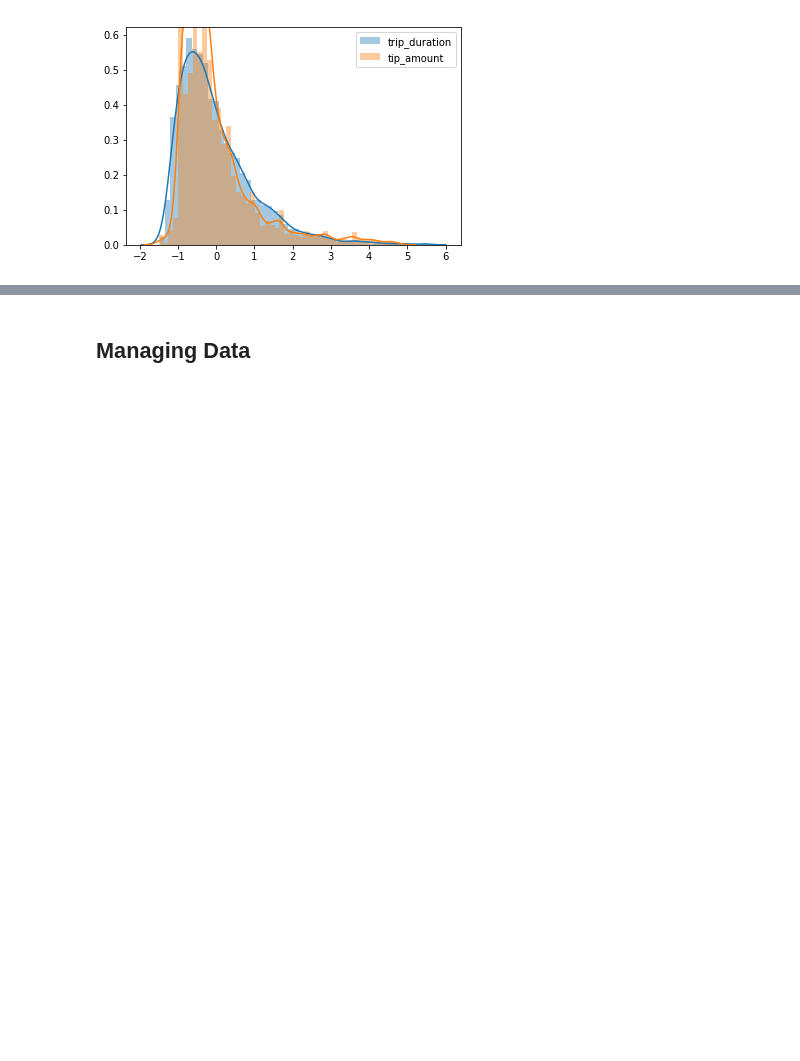
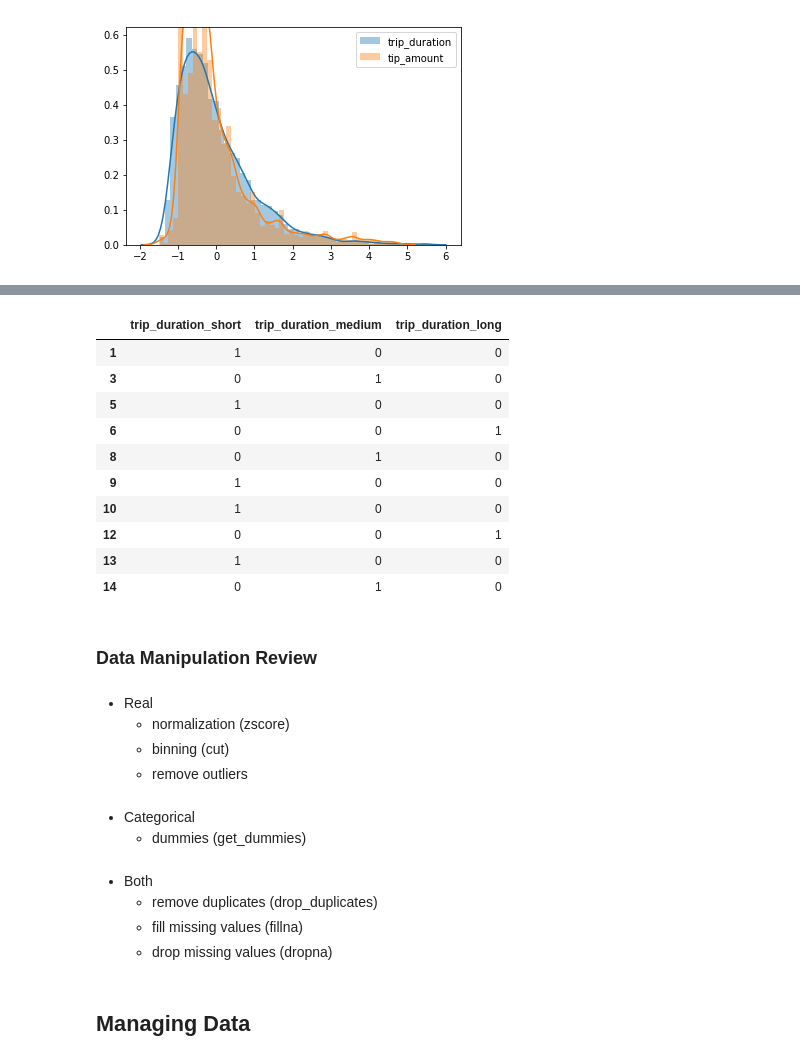
Before and after one commit to Aria-Kumar/COMSW4995_008_2017_3, a Jupyter notebook: notebooks/slides_week4_data_cleaning_and_managment.ipynb, the cells around one changed output, grey strips where cells are left out. Saved outputs shown, nothing was run; the diff lists cells and outputs as text; code cells hidden in the pictures; blank space fills up the shorter version.

```diff
--- a/notebooks/slides_week4_data_cleaning_and_managment.ipynb
+++ b/notebooks/slides_week4_data_cleaning_and_managment.ipynb
@@ -208,0 +217,9 @@ _ = plt.legend(['trip_duration','tip_amount'])
+# %%
+trip_duration_bins = [df.trip_duration.min(),
+                      df.trip_duration.median(),
+                      df.trip_duration.quantile(0.75),
+                      df.trip_duration.max(),
+                     ]
+pd.cut(df.trip_duration,
+       bins=trip_duration_bins,
+       labels=['short','medium','long'])[:10]
@@ -209,3 +239,37 @@ _ = plt.legend(['trip_duration','tip_amount'])
+# %%
+pd.get_dummies(
+    pd.cut(df.trip_duration,
+           bins=trip_duration_bins,
+           labels=['short','medium','long'])[:10],
+    prefix='trip_duration'
+    )
+# %% [output]
+|  | trip_duration_short | trip_duration_medium | trip_duration_long |
+| 1 | 1 | 0 | 0 |
+| 3 | 0 | 1 | 0 |
+| 5 | 1 | 0 | 0 |
+| 6 | 0 | 0 | 1 |
+| 8 | 0 | 1 | 0 |
+| 9 | 1 | 0 | 0 |
+| 10 | 1 | 0 | 0 |
+| 12 | 0 | 0 | 1 |
+| 13 | 1 | 0 | 0 |
+| 14 | 0 | 1 | 0 |
+# %% [markdown]
+### Data Manipulation Review
+# %% [markdown]
+- Real
+    - normalization (zscore)
+    - binning (cut)
+    - remove outliers
+# %% [markdown]
+- Categorical
+    - dummies (get_dummies)
+# %% [markdown]
+- Both
+    - remove duplicates (drop_duplicates)
+    - fill missing values (fillna)
+    - drop missing values (dropna)
 # %% [markdown]
 ## Managing Data
 # %% [markdown]
```
Also changed, not shown: parts of 31 cells of this notebook, 1 other file.
